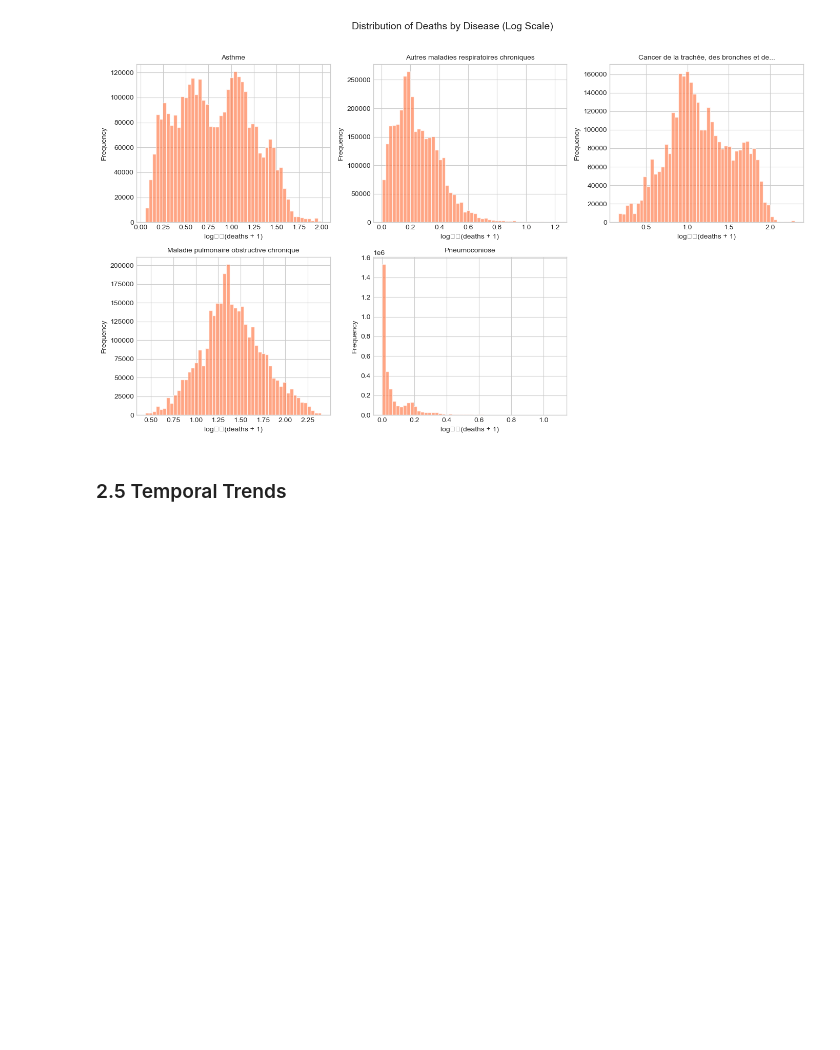
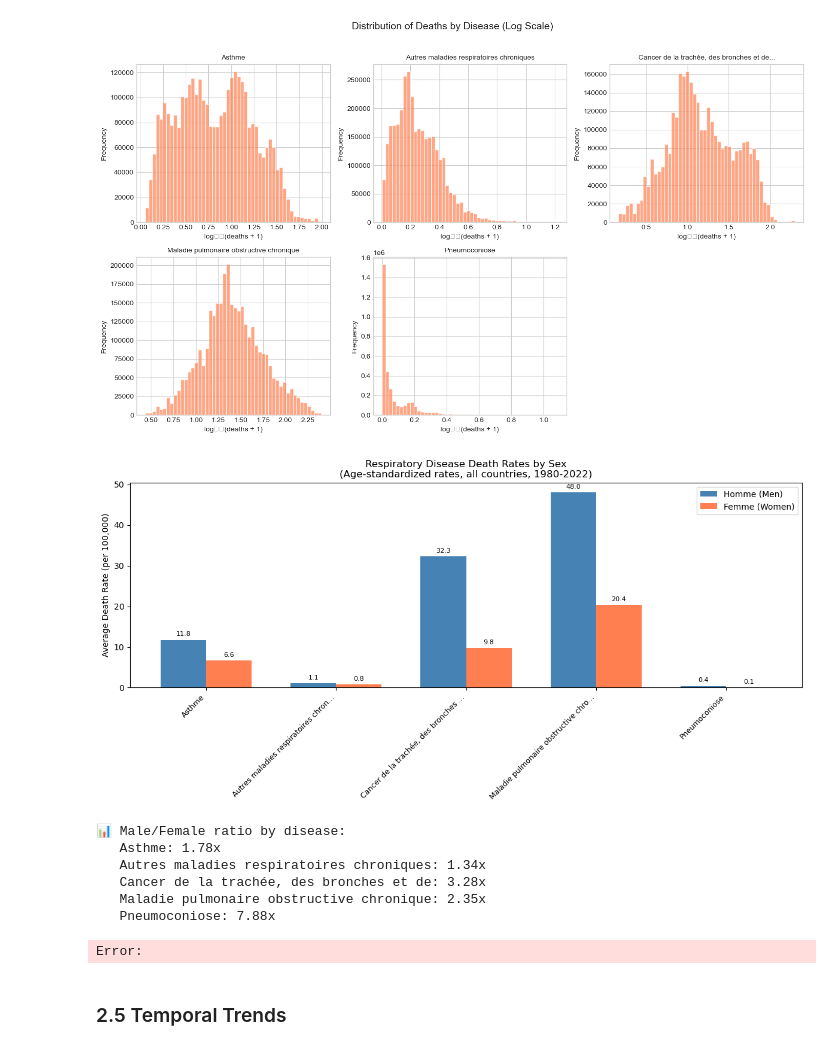
Before and after one commit to malcolm-a/nf21_respiratory_diseases, a Jupyter notebook: data_understanding.ipynb, the cells around one changed output. Drawn from its saved outputs; the diff is of its cells as text; code cells hidden in the pictures; blank space fills up the shorter version.

```diff
--- a/data_understanding.ipynb
+++ b/data_understanding.ipynb
@@ -530,11 +870,11 @@ GBD years: 1980 - 2023 (44 years)
 
 Overlapping years: 1980 - 2022 (43 years)
 # %%
-# Step 3: Join EDGAR and GBD on country (gbd_location) and year
+# Step 3: Join EDGAR and GBD on ISO code and year
 # This will be an inner join - only keeping rows where both datasets have data
 
-combined = edgar_with_gbd_location.join(
-    gbd,
+combined = edgar_with_gbd.join(
+    gbd.drop("iso_code"),  # Drop iso_code since we already have Country_code_A3
     left_on=["gbd_location", "year"],
     right_on=["location", "year"],
     how="inner"
@@ -853,6 +1190,71 @@ plt.tight_layout()
 plt.show()
 # %% [output]
 [figure]
+# %%
+# Compare death rates between Men (Homme) and Women (Femme) by disease
+# This helps validate that averaging M/F rates is reasonable
+
+sex_disease_rates = (
+    combined2
+    .filter(pl.col('measure') == 'Décès')
+    .group_by(['sex', 'cause'])
+    .agg(pl.col('val').mean().alias('avg_rate'))
+    .sort('cause')
+)
+
+# Pivot for plotting
+sex_pivot = sex_disease_rates.pivot(on='sex', index='cause', values='avg_rate')
+sex_pivot_pd = sex_pivot.to_pandas()
+
+# Create grouped bar chart
+fig, ax = plt.subplots(figsize=(12, 6))
+
+x = np.arange(len(sex_pivot_pd))
+width = 0.35
+
+# Shorten disease names for display
+disease_names = [d[:35] + '...' if len(d) > 35 else d for d in sex_pivot_pd['cause']]
+
+bars1 = ax.bar(x - width/2, sex_pivot_pd['Homme'], width, label='Homme (Men)', color='steelblue')
+bars2 = ax.bar(x + width/2, sex_pivot_pd['Femme'], width, label='Femme (Women)', color='coral')
+
+ax.set_ylabel('Average Death Rate (per 100,000)')
+ax.set_title('Respiratory Disease Death Rates by Sex\n(Age-standardized rates, all countries, 1980-2022)')
+ax.set_xticks(x)
+ax.set_xticklabels(disease_names, rotation=45, ha='right', fontsize=9)
+ax.legend()
+
+# Add value labels on bars
+for bar in bars1:
+    height = bar.get_height()
+    ax.annotate(f'{height:.1f}',
+                xy=(bar.get_x() + bar.get_width() / 2, height),
+                xytext=(0, 3), textcoords="offset points",
+                ha='center', va='bottom', fontsize=8)
+for bar in bars2:
+    height = bar.get_height()
+    ax.annotate(f'{height:.1f}',
+                xy=(bar.get_x() + bar.get_width() / 2, height),
+                xytext=(0, 3), textcoords="offset points",
+                ha='center', va='bottom', fontsize=8)
+
+plt.tight_layout()
+plt.show()
+
+# Print ratio M/F
+print("\n📊 Male/Female ratio by disease:")
+for _, row in sex_pivot_pd.iterrows():
+    ratio = row['Homme'] / row['Femme'] if row['Femme'] > 0 else 0
+    print(f"   {row['cause'][:40]}: {ratio:.2f}x")
+# %% [output]
+[figure, added]
+📊 Male/Female ratio by disease:
+   Asthme: 1.78x
+   Autres maladies respiratoires chroniques: 1.34x
+   Cancer de la trachée, des bronches et de: 3.28x
+   Maladie pulmonaire obstructive chronique: 2.35x
+   Pneumoconiose: 7.88x
+Error:
 # %% [markdown]
 ### 2.5 Temporal Trends
 # %%
```
Also changed, not shown: parts of 14 cells of this notebook.
